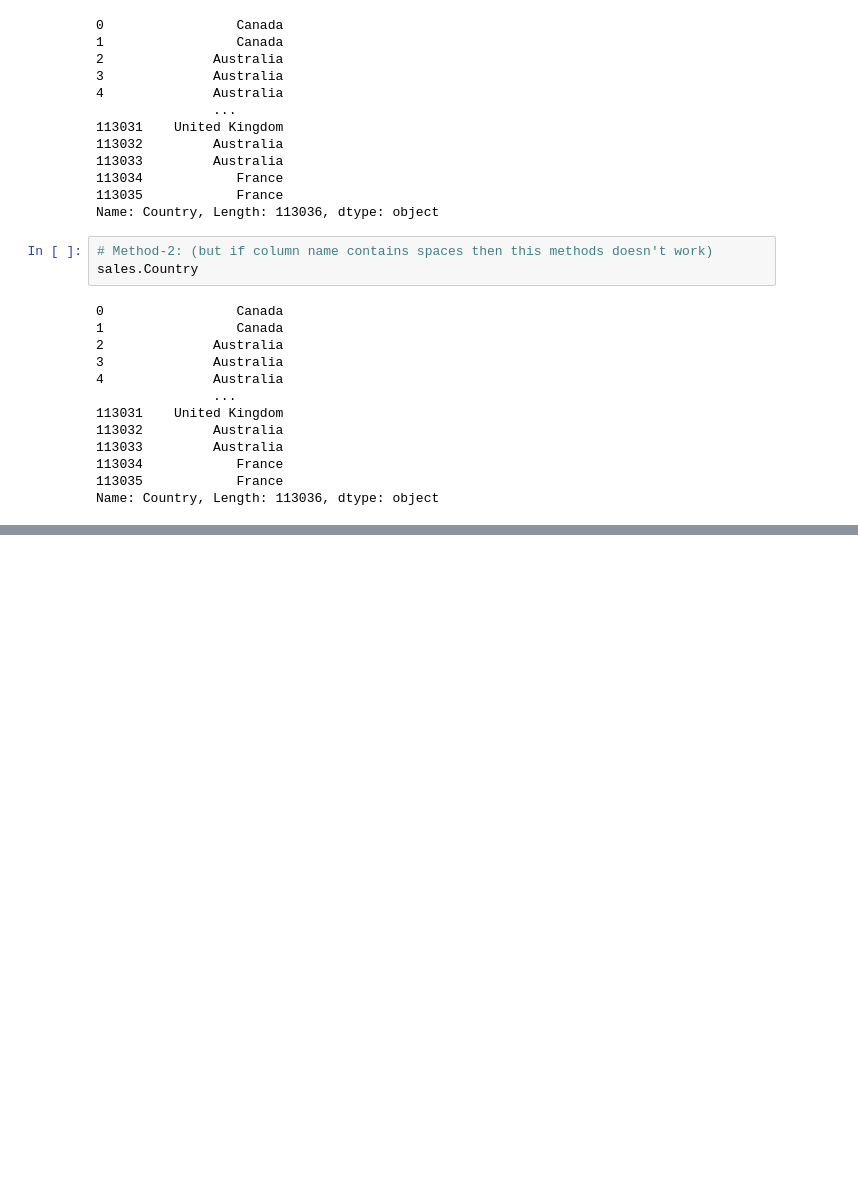
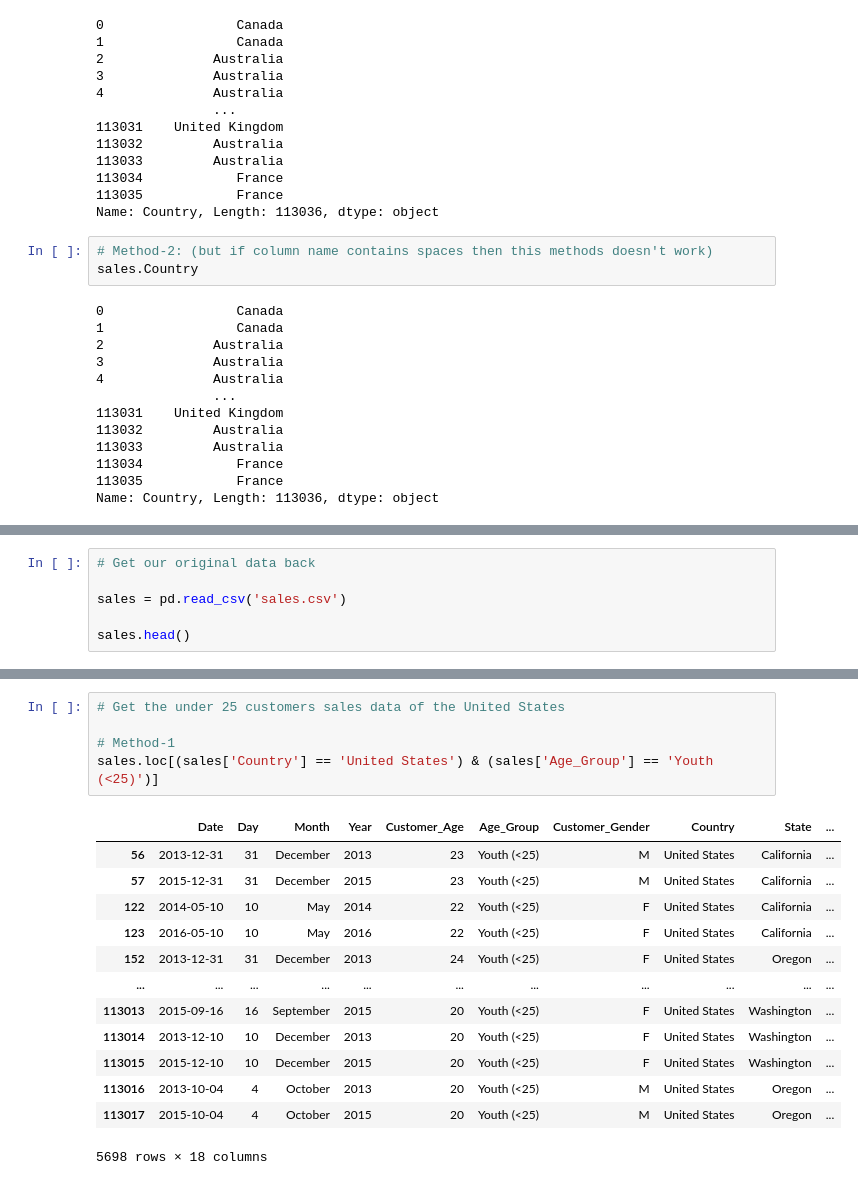
Before and after one commit to ammarmohsin/Data-Science-using-Python, a Jupyter notebook: 3-Data Manipulation.ipynb, the cells around one changed output, grey strips where cells are left out. Drawn from its saved outputs; the diff is of its cells as text; blank space fills up the shorter version.

```diff
--- a/3-Data Manipulation.ipynb
+++ b/3-Data Manipulation.ipynb
@@ -112,0 +169,6 @@ Name: Country, Length: 113036, dtype: object
+# %%
+# Get our original data back
+
+sales = pd.read_csv('sales.csv')
+
+sales.head()
@@ -112,0 +296,19 @@ Name: Country, Length: 113036, dtype: object
+# %%
+# Get the under 25 customers sales data of the United States
+
+# Method-1
+sales.loc[(sales['Country'] == 'United States') & (sales['Age_Group'] == 'Youth (<25)')]
+# %% [output]
+|  | Date | Day | Month | Year | Customer_Age | Age_Group | Customer_Gender | Country | State | ... |
+| 56 | 2013-12-31 | 31 | December | 2013 | 23 | Youth (<25) | M | United States | California | ... |
+| 57 | 2015-12-31 | 31 | December | 2015 | 23 | Youth (<25) | M | United States | California | ... |
+| 122 | 2014-05-10 | 10 | May | 2014 | 22 | Youth (<25) | F | United States | California | ... |
+| 123 | 2016-05-10 | 10 | May | 2016 | 22 | Youth (<25) | F | United States | California | ... |
+| 152 | 2013-12-31 | 31 | December | 2013 | 24 | Youth (<25) | F | United States | Oregon | ... |
+| ... | ... | ... | ... | ... | ... | ... | ... | ... | ... | ... |
+| 113013 | 2015-09-16 | 16 | September | 2015 | 20 | Youth (<25) | F | United States | Washington | ... |
+| 113014 | 2013-12-10 | 10 | December | 2013 | 20 | Youth (<25) | F | United States | Washington | ... |
+| 113015 | 2015-12-10 | 10 | December | 2015 | 20 | Youth (<25) | F | United States | Washington | ... |
+| 113016 | 2013-10-04 | 4 | October | 2013 | 20 | Youth (<25) | M | United States | Oregon | ... |
+| 113017 | 2015-10-04 | 4 | October | 2015 | 20 | Youth (<25) | M | United States | Oregon | ... |
+5698 rows × 18 columns
```
Also changed, not shown: parts of 21 cells of this notebook.
